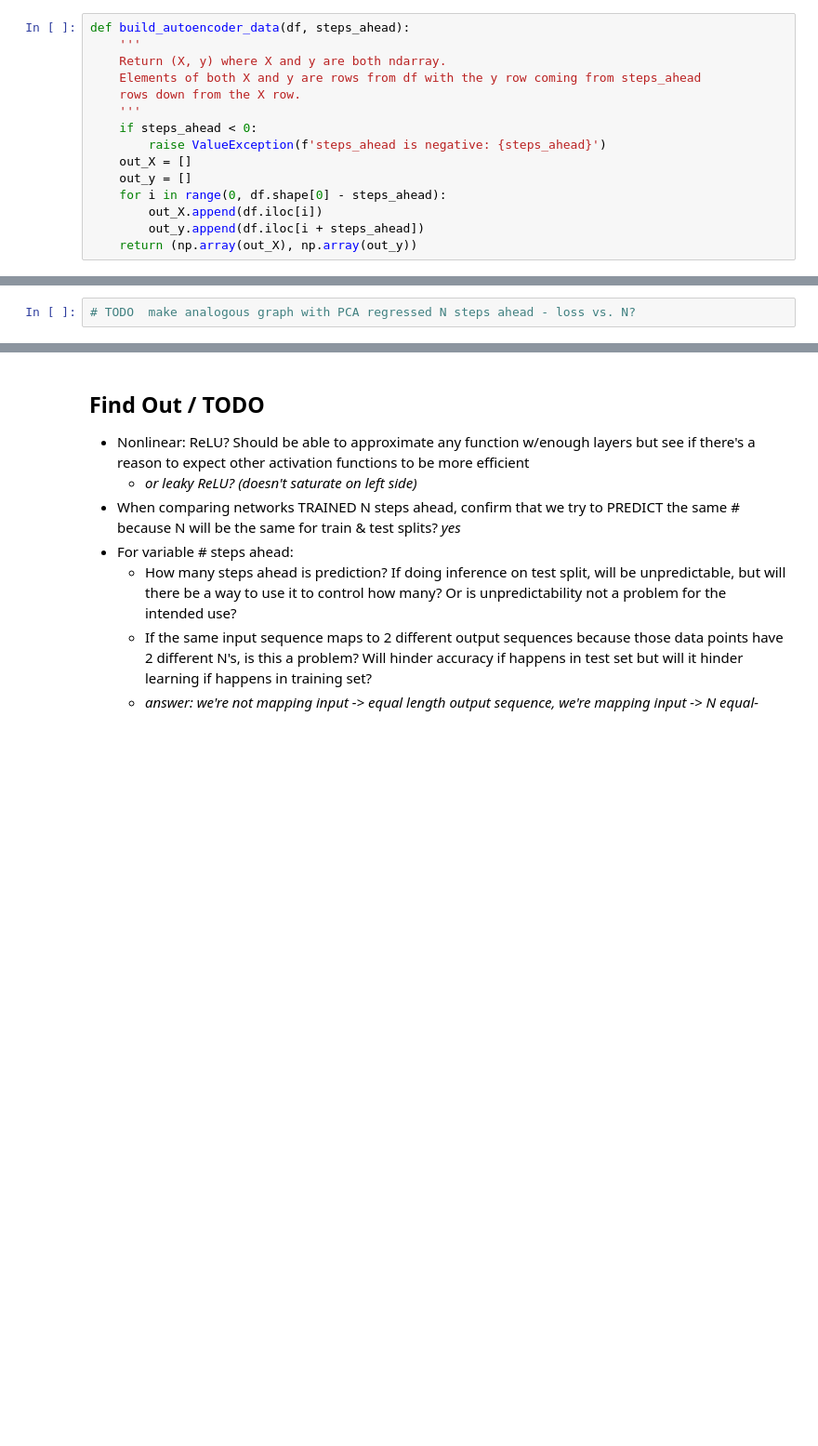
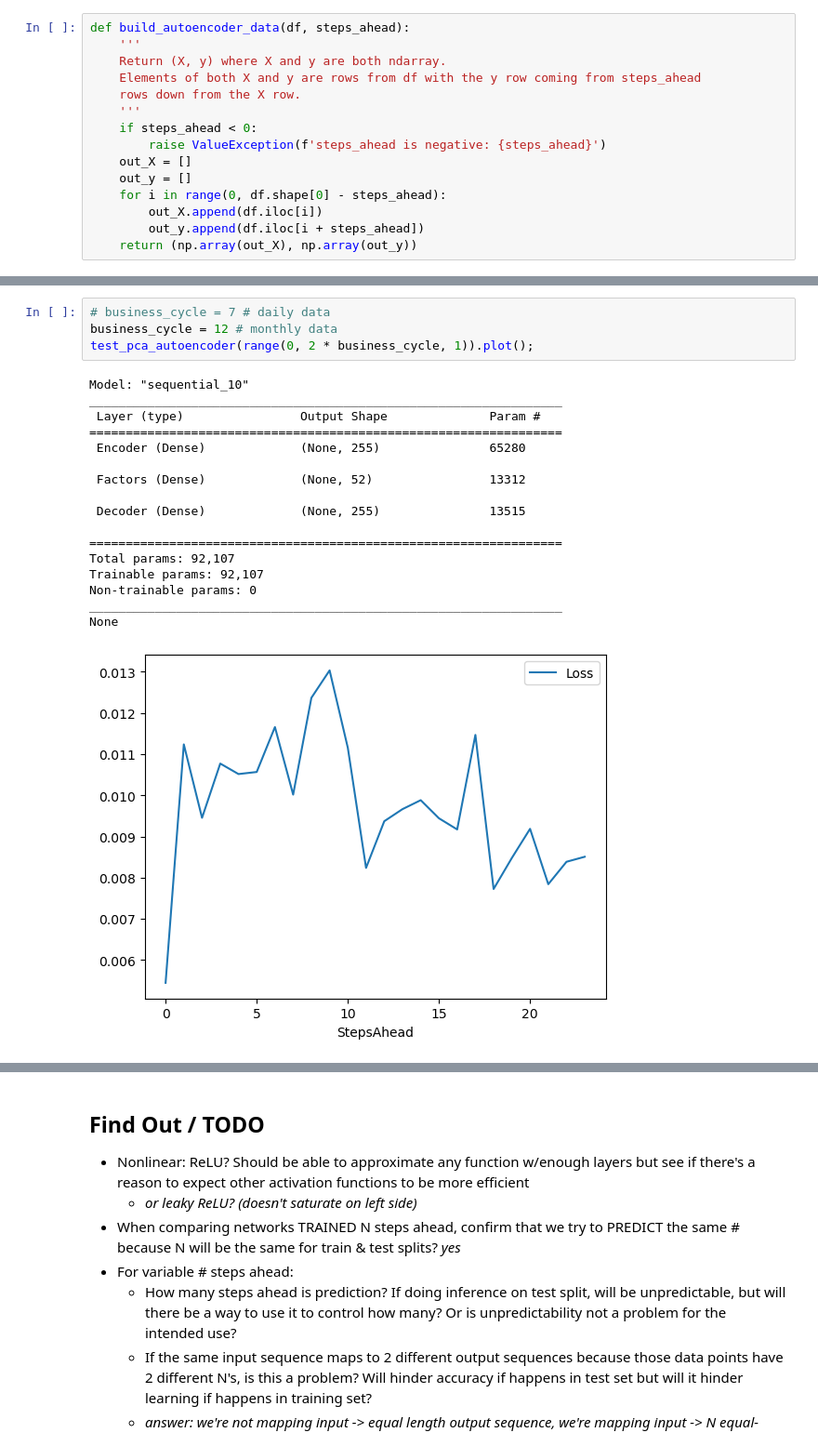
Before and after one commit to ALandon942/StockAutoencoder, a Jupyter notebook: SP500Autoencoder.ipynb, the cells around one changed output, grey strips where cells are left out. Shown at 93% size. Drawn from its saved outputs; the diff is of its cells as text; blank space fills up the shorter version.

```diff
--- a/SP500Autoencoder.ipynb
+++ b/SP500Autoencoder.ipynb
@@ -295,2 +289,22 @@ This implies no information about the future gained from PCA on the present time
-# %%
-# TODO  make analogous graph with PCA regressed N steps ahead - loss vs. N?
+# %%
+# business_cycle = 7 # daily data
+business_cycle = 12 # monthly data
+test_pca_autoencoder(range(0, 2 * business_cycle, 1)).plot();
+# %% [output]
+Model: "sequential_10"
+_________________________________________________________________
+ Layer (type)                Output Shape              Param #
+=================================================================
+ Encoder (Dense)             (None, 255)               65280
+
+ Factors (Dense)             (None, 52)                13312
+
+ Decoder (Dense)             (None, 255)               13515
+
+=================================================================
+Total params: 92,107
+Trainable params: 92,107
+Non-trainable params: 0
+_________________________________________________________________
+None
+[figure, added]
```
Also changed, not shown: parts of 14 cells of this notebook.
